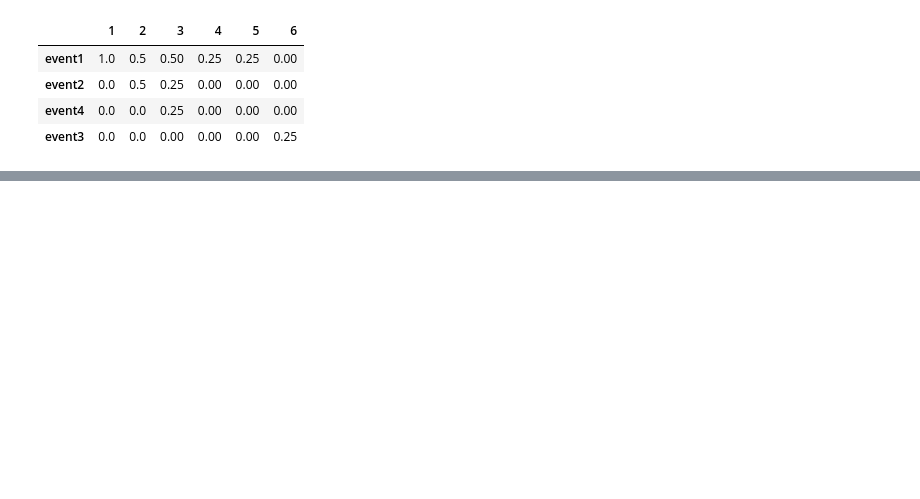
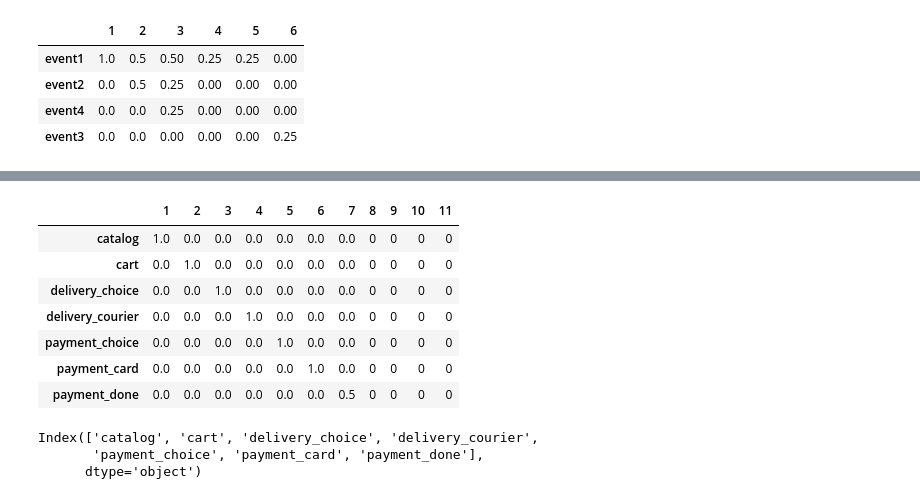
Before and after one commit to retentioneering/retentioneering-tools, a Jupyter notebook: examples/step_matrix_tests#PLAT-262.ipynb, the cells around one changed output, grey strips where cells are left out. Saved outputs shown, nothing was run; the diff lists cells and outputs as text; code cells hidden in the pictures; blank space fills up the shorter version.

```diff
--- a/examples/step_matrix_tests#PLAT-262.ipynb
+++ b/examples/step_matrix_tests#PLAT-262.ipynb
@@ -361,0 +643,3 @@ correct_result
+# %%
+card_payers_table = card_payers_table.query("event != 'product1' and event != 'product2' and event != 'lost'")
+step_matrix._get_plot_data()[0]
@@ -361,0 +666,29 @@ correct_result
+# %%
+# create source eventstream
+card_payers_table_es = Eventstream(
+    raw_data=card_payers_table,
+    raw_data_schema=raw_data_schema,
+    schema=EventstreamSchema()
+)
+# %%
+step_matrix = StepMatrix(eventstream=card_payers_table_es,
+                          max_steps=11,
+                          centered={'event':'payment_card',
+                                  'left_gap':5,
+                                  'occurrence':1})
+result = step_matrix._get_plot_data()[0]
+display(result)
+
+print(result.index)
+# %% [output]
+|  | 1 | 2 | 3 | 4 | 5 | 6 | 7 | 8 | 9 | 10 | 11 |
+| catalog | 1.0 | 0.0 | 0.0 | 0.0 | 0.0 | 0.0 | 0.0 | 0 | 0 | 0 | 0 |
+| cart | 0.0 | 1.0 | 0.0 | 0.0 | 0.0 | 0.0 | 0.0 | 0 | 0 | 0 | 0 |
+| delivery_choice | 0.0 | 0.0 | 1.0 | 0.0 | 0.0 | 0.0 | 0.0 | 0 | 0 | 0 | 0 |
+| delivery_courier | 0.0 | 0.0 | 0.0 | 1.0 | 0.0 | 0.0 | 0.0 | 0 | 0 | 0 | 0 |
+| payment_choice | 0.0 | 0.0 | 0.0 | 0.0 | 1.0 | 0.0 | 0.0 | 0 | 0 | 0 | 0 |
+| payment_card | 0.0 | 0.0 | 0.0 | 0.0 | 0.0 | 1.0 | 0.0 | 0 | 0 | 0 | 0 |
+| payment_done | 0.0 | 0.0 | 0.0 | 0.0 | 0.0 | 0.0 | 0.5 | 0 | 0 | 0 | 0 |
+Index(['catalog', 'cart', 'delivery_choice', 'delivery_courier',
+       'payment_choice', 'payment_card', 'payment_done'],
+      dtype='object')
```
Also changed, not shown: parts of 45 cells of this notebook.
